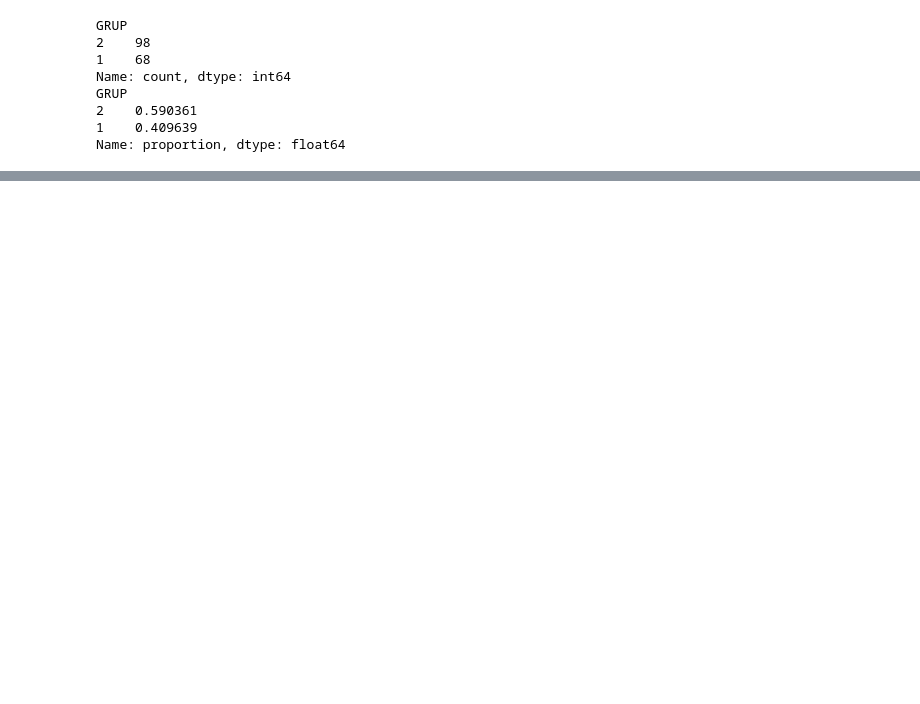
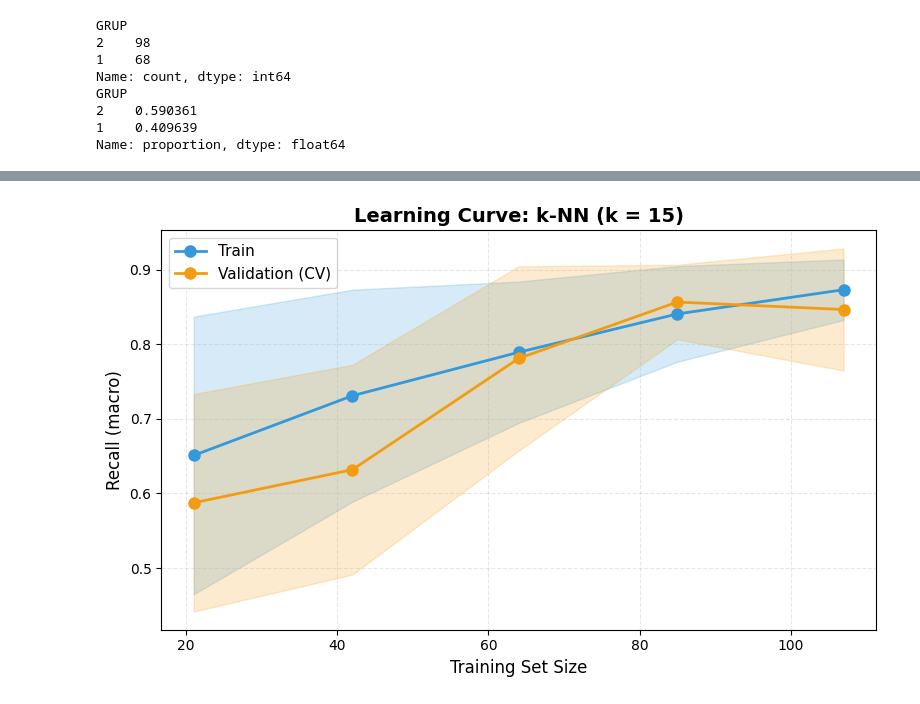
Before and after one commit to eylulpelinkilic/uncertainty-app, a Jupyter notebook: NEW_uncertainty.ipynb, the cells around one changed output, grey strips where cells are left out. Saved outputs shown, nothing was run; the diff lists cells and outputs as text; code cells hidden in the pictures; blank space fills up the shorter version.

```diff
--- a/NEW_uncertainty.ipynb
+++ b/NEW_uncertainty.ipynb
@@ -530,12 +699,0 @@ warnings.filterwarnings("ignore")
-# %%
-#train-test split
-
-X_raw = df_clean.drop(columns=[LABEL_COL]).copy()
-y = df_clean[LABEL_COL].values
-
-X_train_raw, X_test_raw, y_train, y_test = train_test_split(
-    X_raw, y, test_size=0.2, random_state=42, stratify=y
-)
-
-print("Train size:", len(X_train_raw))
-print("Test size :", len(X_test_raw))
@@ -949,8 +699,0 @@ def stratified_cv_all_models(X_raw, y, models, n_splits=5):
-# %%
-X_raw = df_clean.drop(columns=[LABEL_COL])
-y_all = df_clean[LABEL_COL].values
-
-cv_results = stratified_cv_all_models(X_raw, y_all, models, n_splits=5)
-
-print("\n=== STRATIFIED CV RESULTS (TRAIN SET) ===")
-print(cv_results.to_string(index=False))
@@ -1040,0 +829,79 @@ Logistic Regression    0.9412     0.9545  0.9286    0.9377
+# %%
+# ============================================================================
+# LEARNING CURVE COMPUTATION AND VISUALIZATION
+# ============================================================================
+
+train_sizes = np.linspace(0.2, 1.0, 5)
+
+# define CV for learning curves
+cv_lc = StratifiedKFold(n_splits=5, shuffle=True, random_state=42)
+
+# compute learning curves for each baseline model
+for model_name, model in baseline_models.items():
+    print(f"\nComputing learning curve for {model_name}...")
+
+    pipeline = make_baseline_pipeline(model)
+
+    train_sizes_abs, train_scores, val_scores = learning_curve(
+        pipeline,
+        X_train_raw,
+        y_train,
+        train_sizes=train_sizes,
+        cv=cv_lc,
+        scoring='recall_macro',  # primary metric
+        n_jobs=-1,
+        shuffle=True,
+        random_state=42
+    )
+
+    # calculate stats
+    train_scores_mean = np.mean(train_scores, axis=1)
+    train_scores_std = np.std(train_scores, axis=1)
+    val_scores_mean = np.mean(val_scores, axis=1)
+    val_scores_std = np.std(val_scores, axis=1)
+
+    plt.figure(figsize=(8, 5))
+
+    plt.plot(train_sizes_abs, train_scores_mean, 'o-', color='#3498DB',
+             label='Train', linewidth=2, markersize=8)
+    plt.fill_between(train_sizes_abs,
+                     train_scores_mean - train_scores_std,
+                     train_scores_mean + train_scores_std,
+                     alpha=0.2, color='#3498DB')
+
+    plt.plot(train_sizes_abs, val_scores_mean, 'o-', color='#F39C12',
+             label='Validation (CV)', linewidth=2, markersize=8)
+    plt.fill_between(train_sizes_abs,
+                     val_scores_mean - val_scores_std,
+                     val_scores_mean + val_scores_std,
+                     alpha=0.2, color='#F39C12')
+
+    plt.xlabel('Training Set Size', fontsize=12)
+    plt.ylabel('Recall (macro)', fontsize=12)
+    plt.title(f'Learning Curve: {model_name}', fontsize=14, fontweight='bold')
+    plt.legend(loc='best', fontsize=11)
+    plt.grid(alpha=0.3, linestyle='--')
+    plt.tight_layout()
+    plt.show()
+
+    print(f"  Final train score: {train_scores_mean[-1]:.3f} ± {train_scores_std[-1]:.3f}")
+    print(f"  Final validation score: {val_scores_mean[-1]:.3f} ± {val_scores_std[-1]:.3f}")
+
+    # check for underfitting/overfitting
+    gap = train_scores_mean[-1] - val_scores_mean[-1]
+    if gap > 0.15:
+        print(f"  ⚠️  Large gap ({gap:.3f}) suggests potential overfitting")
+    elif gap < 0.05:
+        print(f"  ✓ Small gap ({gap:.3f}) suggests good generalization")
+    else:
+        print(f"  → Moderate gap ({gap:.3f})")
+
+print("\n" + "="*80)
+print("LEARNING CURVE ANALYSIS COMPLETE")
+print("="*80)
+print("\nInterpretation:")
+print("  - If validation score plateaus early → model may need more data")
+print("  - If large gap between train/val → potential overfitting")
+print("  - If both scores are low → potential underfitting")
+print("="*80)
+# %% [output]
@@ -1040,0 +909 @@ Logistic Regression    0.9412     0.9545  0.9286    0.9377
+[figure, added]
```
Also changed, not shown: parts of 42 cells of this notebook, 7 other files.
